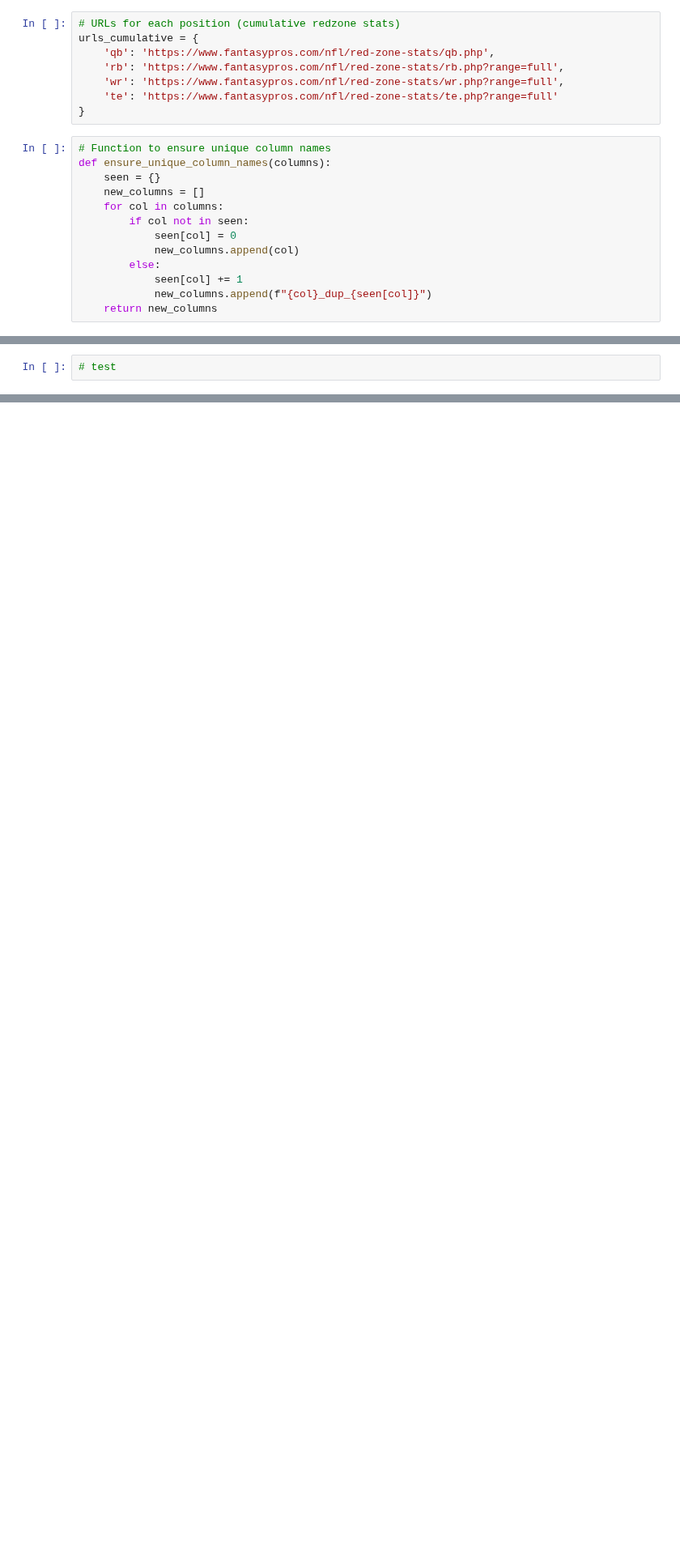
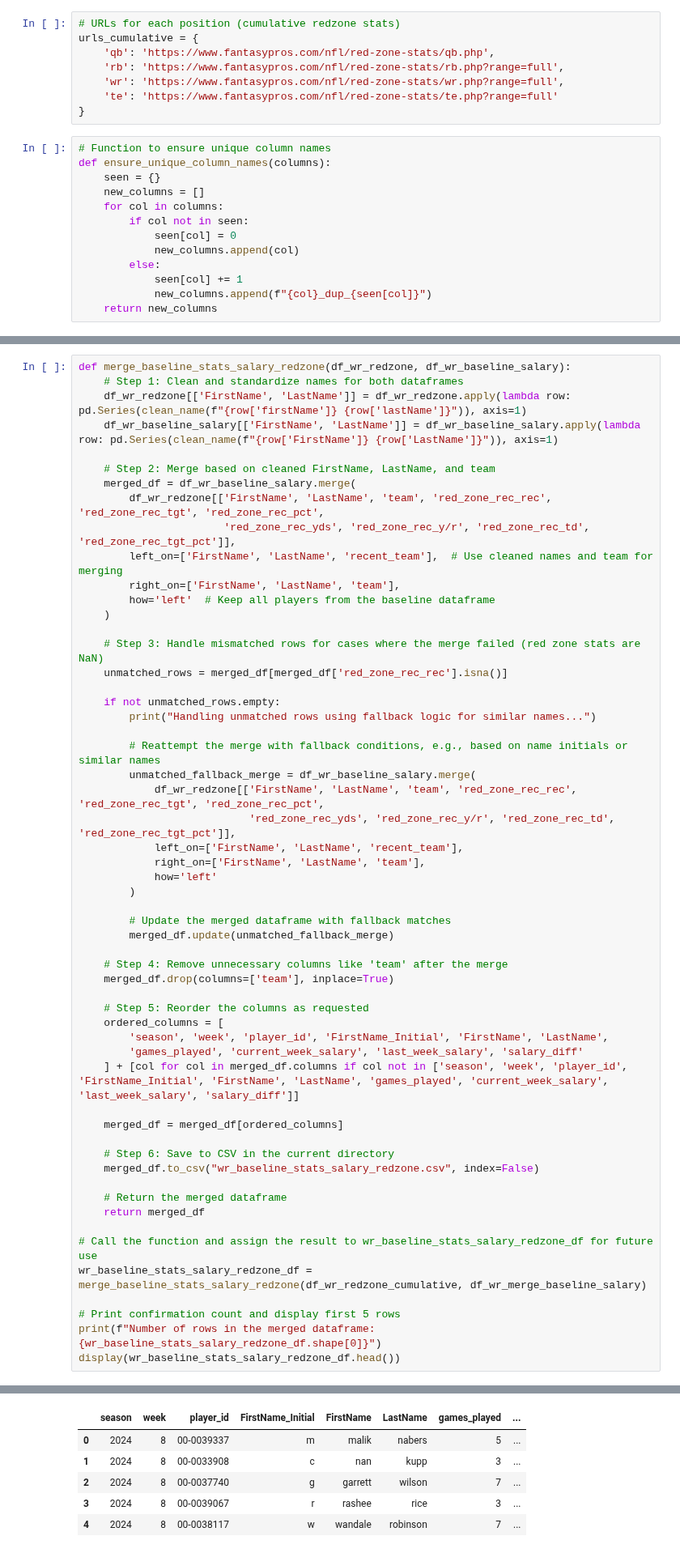
Before and after one commit to ARCtechmo/fanfav, a Jupyter notebook: wr_model_A_test.ipynb, the cells around one changed output, grey strips where cells are left out. Shown at 81% size. Cells and saved outputs as stored; diff of their text form; blank space fills up the shorter version.

Commit message:
wr baseline model stat; note needs improvement for exception handling for name variations

```diff
--- a/wr_model_A_test.ipynb
+++ b/wr_model_A_test.ipynb
@@ -736,2 +556,57 @@ Handling unmatched rows using fallback name logic...
 # %%
-# test
+def merge_baseline_stats_salary_redzone(df_wr_redzone, df_wr_baseline_salary):
+    # Step 1: Clean and standardize names for both dataframes
+    df_wr_redzone[['FirstName', 'LastName']] = df_wr_redzone.apply(lambda row: pd.Series(clean_name(f"{row['firstName']} {row['lastName']}")), axis=1)
+    df_wr_baseline_salary[['FirstName', 'LastName']] = df_wr_baseline_salary.apply(lambda row: pd.Series(clean_name(f"{row['FirstName']} {row['LastName']}")), axis=1)
+
+    # Step 2: Merge based on cleaned FirstName, LastName, and team
+    merged_df = df_wr_baseline_salary.merge(
+        df_wr_redzone[['FirstName', 'LastName', 'team', 'red_zone_rec_rec', 'red_zone_rec_tgt', 'red_zone_rec_pct',
+                       'red_zone_rec_yds', 'red_zone_rec_y/r', 'red_zone_rec_td', 'red_zone_rec_tgt_pct']],
+        left_on=['FirstName', 'LastName', 'recent_team'],  # Use cleaned names and team for merging
+        right_on=['FirstName', 'LastName', 'team'],
+        how='left'  # Keep all players from the baseline dataframe
+    )
+
+    # Step 3: Handle mismatched rows for cases where the merge failed (red zone stats are NaN)
+    unmatched_rows = merged_df[merged_df['red_zone_rec_rec'].isna()]
+
+    if not unmatched_rows.empty:
+        print("Handling unmatched rows using fallback logic for similar names...")
+
+        # Reattempt the merge with fallback conditions, e.g., based on name initials or similar names
+        unmatched_fallback_merge = df_wr_baseline_salary.merge(
+            df_wr_redzone[['FirstName', 'LastName', 'team', 'red_zone_rec_rec', 'red_zone_rec_tgt', 'red_zone_rec_pct',
+                           'red_zone_rec_yds', 'red_zone_rec_y/r', 'red_zone_rec_td', 'red_zone_rec_tgt_pct']],
+            left_on=['FirstName', 'LastName', 'recent_team'],
+            right_on=['FirstName', 'LastName', 'team'],
+            how='left'
+        )
+
+        # Update the merged dataframe with fallback matches
+        merged_df.update(unmatched_fallback_merge)
+
+    # Step 4: Remove unnecessary columns like 'team' after the merge
+    merged_df.drop(columns=['team'], inplace=True)
+
+    # Step 5: Reorder the columns as requested
+    ordered_columns = [
+        'season', 'week', 'player_id', 'FirstName_Initial', 'FirstName', 'LastName',
+        'games_played', 'current_week_salary', 'last_week_salary', 'salary_diff'
+    ] + [col for col in merged_df.columns if col not in ['season', 'week', 'player_id', 'FirstName_Initial', 'FirstName', 'LastName', 'games_played', 'current_week_salary', 'last_week_salary', 'salary_diff']]
+
+    merged_df = merged_df[ordered_columns]
+
+    # Step 6: Save to CSV in the current directory
+    merged_df.to_csv("wr_baseline_stats_salary_redzone.csv", index=False)
+
+    # Return the merged dataframe
+    return merged_df
+
+# Call the function and assign the result to wr_baseline_stats_salary_redzone_df for future use
+wr_baseline_stats_salary_redzone_df = merge_baseline_stats_salary_redzone(df_wr_redzone_cumulative, df_wr_merge_baseline_salary)
+
+# Print confirmation count and display first 5 rows
+print(f"Number of rows in the merged dataframe: {wr_baseline_stats_salary_redzone_df.shape[0]}")
+display(wr_baseline_stats_salary_redzone_df.head())
+# %% [output]
@@ -737,0 +615,6 @@ Handling unmatched rows using fallback name logic...
+|  | season | week | player_id | FirstName_Initial | FirstName | LastName | games_played | ... |
+| 0 | 2024 | 8 | 00-0039337 | m | malik | nabers | 5 | ... |
+| 1 | 2024 | 8 | 00-0033908 | c | nan | kupp | 3 | ... |
+| 2 | 2024 | 8 | 00-0037740 | g | garrett | wilson | 7 | ... |
+| 3 | 2024 | 8 | 00-0039067 | r | rashee | rice | 3 | ... |
+| 4 | 2024 | 8 | 00-0038117 | w | wandale | robinson | 7 | ... |
```
Also changed, not shown: parts of 17 cells of this notebook.
